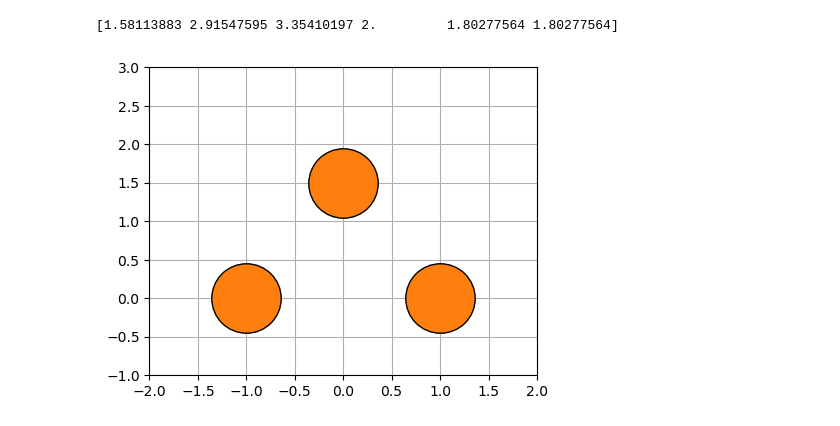
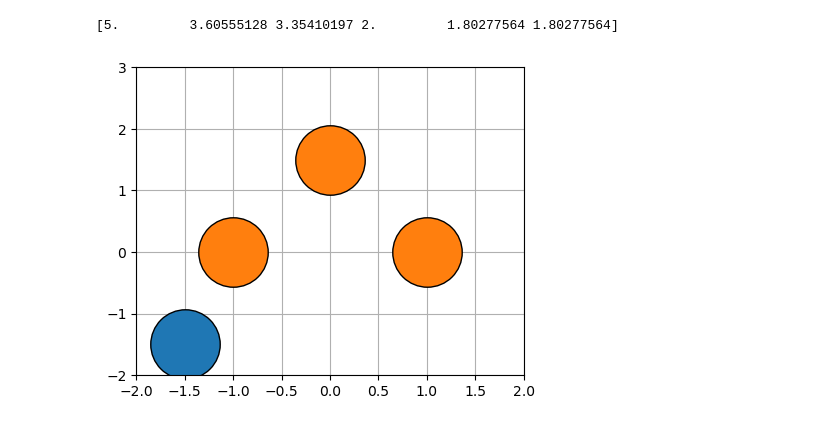
Before and after one commit to karsten3112/Computational-Physics, a Jupyter notebook: Week3/exercise14.ipynb, the cells around one changed output. Cells and saved outputs as stored; diff of their text form; code cells hidden in the pictures.

```diff
--- a/Week3/exercise14.ipynb
+++ b/Week3/exercise14.ipynb
@@ -13,34 +13,34 @@ plt.rc('animation', html='jshtml')
 # %%
 atomlist = []
 positions = [np.array([-1.5,-1.5]), np.array([-1.0,0.0]), np.array([1.0,0.0]), np.array([0.0, 1.5])]
 colors = ["C0", "C1", "C1", "C1"]
 fig, ax = plt.subplots(figsize=(5,4))
 ax.set_xlim([-2.0,2.0])
-ax.set_ylim([-1.0,3.0])
+ax.set_ylim([-2.0,3.0])
 for position, color in zip(positions, colors):
     atom = Atom(position=position, color=color)
     atomlist.append(atom)
 ax.grid()
 atom_col = Atom_Collection(atomlist=atomlist)
 atom_col.calculator = LennardJones()
 atom_col.plot(ax=ax)
 E_lim = 5.0
 xs = np.linspace(-3.0, 3.0, 200)
 ys = np.linspace(-3.0, 3.0, 200)
 energies = np.zeros(shape=(len(ys), len(xs)))
 for i, x in enumerate(xs):
     for j, y in enumerate(ys):
         atom_col.set_atom_pos(index=0, pos=np.array([x, y]))
         E = atom_col.get_potential_energy()
         if E > E_lim:
             energies[j][i] = E_lim #WE SET LARGE VALUES TO CAP AT E_lim
         else:
             energies[j][i] = E
 atom_col[0].pos = positions[0]
 print(atom_col.get_distances())
 # %% [output]
-[1.58113883 2.91547595 3.35410197 2.         1.80277564 1.80277564]
+[5.         3.60555128 3.35410197 2.         1.80277564 1.80277564]
-[figure, old version]
+[figure, new version]
 # %%
 atoms_for_freeze = [1,2,3]
 atom_col.freeze_atoms(indices=atoms_for_freeze)
```
Also changed, not shown: parts of 2 cells of this notebook, 16 other files.
